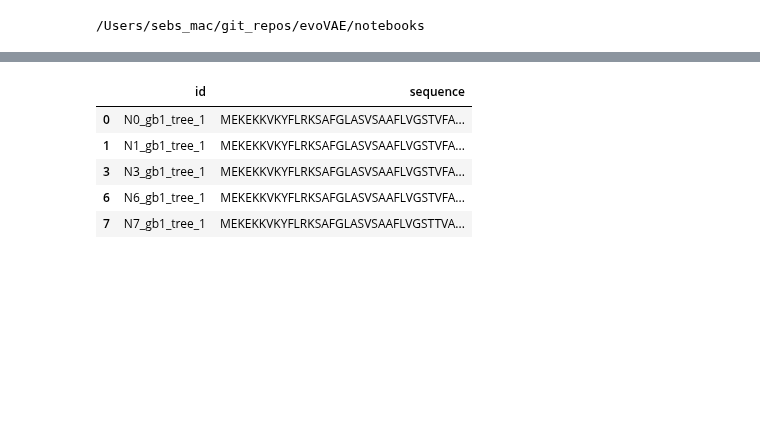
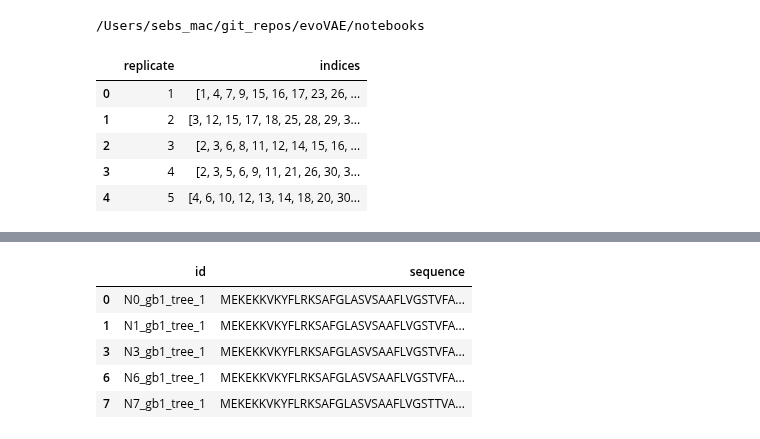
Before and after one commit to SebPorras/MAP_VAE, a Jupyter notebook: notebooks/entropy.ipynb, the cells around one changed output, grey strips where cells are left out. Cells and saved outputs as stored; diff of their text form; code cells hidden in the pictures; blank space fills up the shorter version.

```diff
--- a/notebooks/entropy.ipynb
+++ b/notebooks/entropy.ipynb
@@ -7,3 +7,19 @@ import pandas as pd
 print(os.getcwd())
 # %% [output]
 /Users/sebs_mac/git_repos/evoVAE/notebooks
+# %%
+PATH = "/Users/sebs_mac/uni_OneDrive/honours/data/clustering_rnd_2_results/"
+
+to_change = "a4_0.0_replicates.csv"
+
+df = pd.read_csv(PATH + to_change)
+
+new_df = pd.DataFrame({f"rep_{i}": [] for i in range(1,16)})
+df.head()
+# %% [output]
+|  | replicate | indices |
+| 0 | 1 | [1, 4, 7, 9, 15, 16, 17, 23, 26, ... |
+| 1 | 2 | [3, 12, 15, 17, 18, 25, 28, 29, 3... |
+| 2 | 3 | [2, 3, 6, 8, 11, 12, 14, 15, 16, ... |
+| 3 | 4 | [2, 3, 5, 6, 9, 11, 21, 26, 30, 3... |
+| 4 | 5 | [4, 6, 10, 12, 13, 14, 18, 20, 30... |
```
Also changed, not shown: parts of 2 cells of this notebook, 8 other files.
